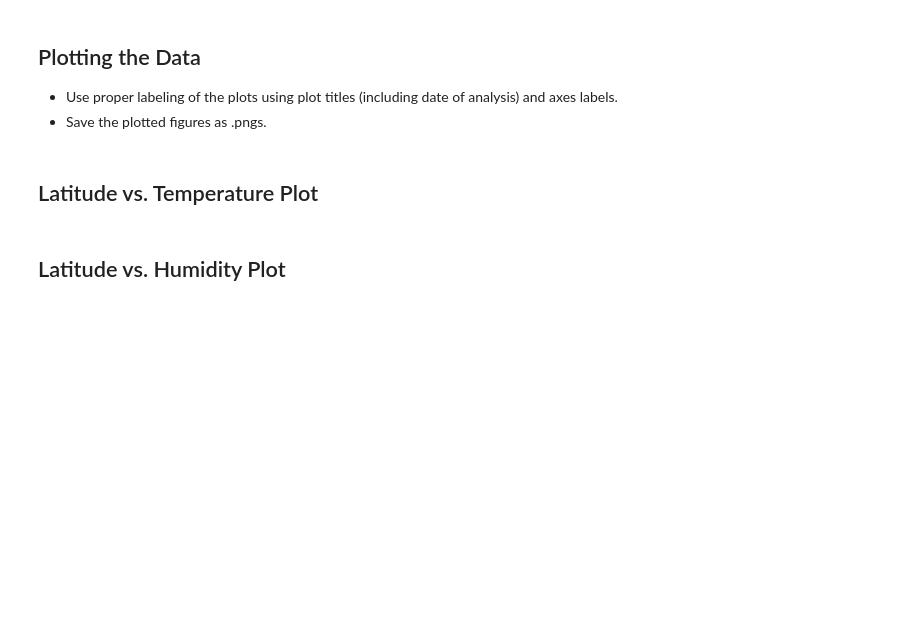
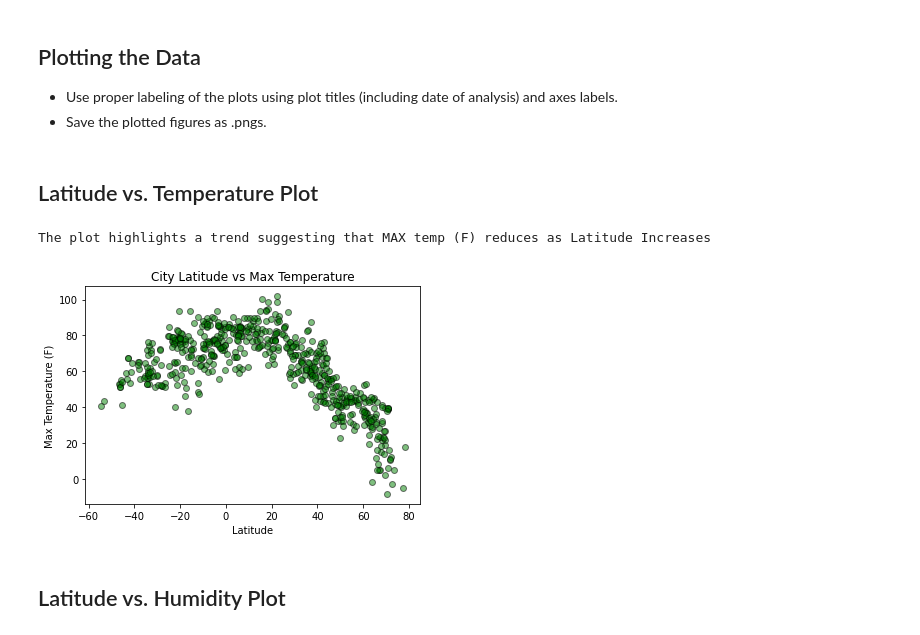
Before and after one commit to FaresKazemi/Python-API-challenge, a Jupyter notebook: WeatherPy/WeatherPy.ipynb, the cells around one changed output. Drawn from its saved outputs; the diff is of its cells as text; code cells hidden in the pictures; blank space fills up the shorter version.

Commit message:
Regression charts

```diff
--- a/WeatherPy/WeatherPy.ipynb
+++ b/WeatherPy/WeatherPy.ipynb
@@ -161,5 +193,16 @@ Skip this step if there are no cities that have humidity > 100%.
 * Save the plotted figures as .pngs.
 # %% [markdown]
 ## Latitude vs. Temperature Plot
+# %%
+
+plt.scatter(pd.to_numeric(weather_df["Latitude"]).astype(float), pd.to_numeric(weather_df["Max Temp (F)"]).astype(float), facecolors="green", edgecolors="black", alpha = 0.5)
+plt.xlabel("Latitude")
+plt.ylabel("Max Temperature (F)")
+plt.title(f"City Latitude vs Max Temperature")
+print("The plot highlights a trend suggesting that MAX temp (F) reduces as Latitude Increases")
+plt.savefig("City Latitude vs Max Temperature")
+# %% [output]
+The plot highlights a trend suggesting that MAX temp (F) reduces as Latitude Increases
+[figure, added]
 # %% [markdown]
 ## Latitude vs. Humidity Plot
```
Also changed, not shown: parts of 23 cells of this notebook, 8 other files.
